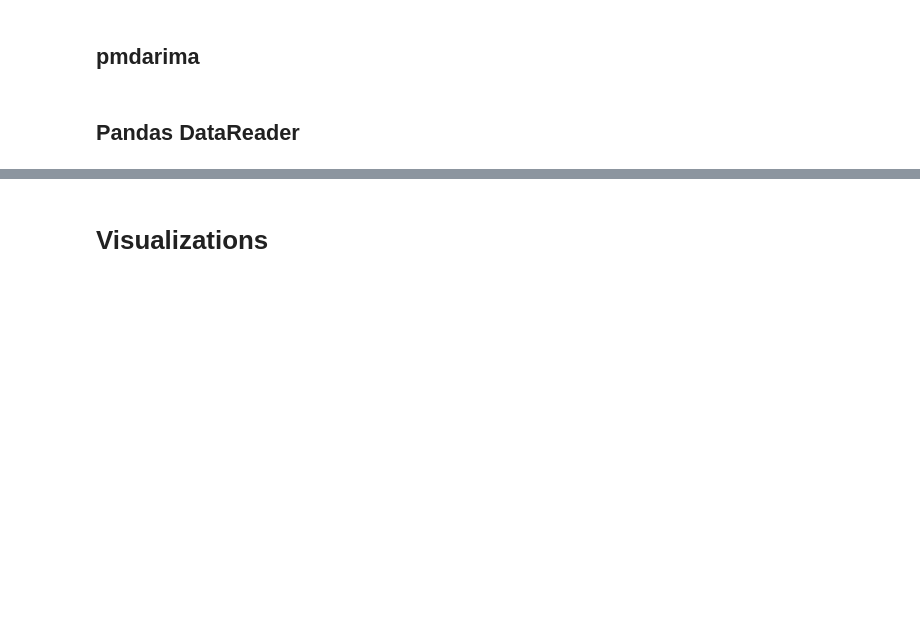
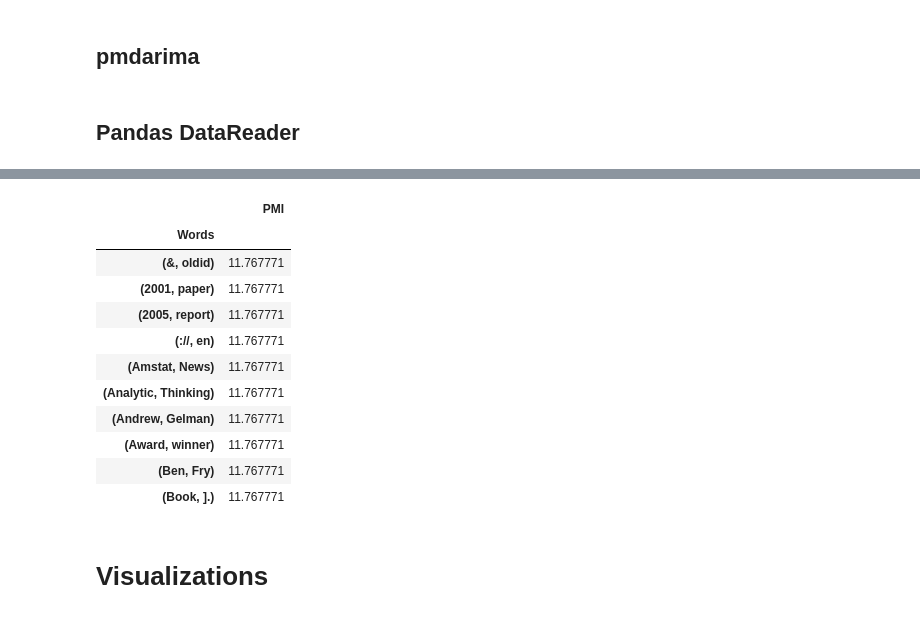
Before and after one commit to coding-dojo-data-science/dojo-env-setup, a Jupyter notebook: EnvironmentTester-windows.ipynb, the cells around one changed output, grey strips where cells are left out. Saved outputs shown, nothing was run; the diff lists cells and outputs as text; code cells hidden in the pictures; blank space fills up the shorter version.

```diff
--- a/EnvironmentTester-windows.ipynb
+++ b/EnvironmentTester-windows.ipynb
@@ -461,0 +514,11 @@ except:
+# %%
+## BIGRAMS
+import nltk
+import string
+
+stopwords_list = list(string.punctuation) +list('0123456789') + list(STOPWORDS)
+
+tokens = nltk.wordpunct_tokenize(doc)
+stopped_tokens = [t.lower() for t in tokens if  t.lower() not in stopwords_list]
+freq = nltk.FreqDist(stopped_tokens)
+freq.most_common(10)
@@ -462,3 +536,27 @@ except:
+# %%
+# To find bigrams, need a Measures and a Finder
+bigram_measures = nltk.collocations.BigramAssocMeasures()
+bigram_finder = nltk.BigramCollocationFinder.from_words(tokens)#, window_size=3)
+
+# Use the bigram_measures the score the finder
+tokens_scored = bigram_finder.score_ngrams(bigram_measures.pmi)#bigram_measures.pmi)
+df_bigrams_pmi =  pd.DataFrame(tokens_scored,
+                               columns=['Words','PMI'])
+df_bigrams_pmi = df_bigrams_pmi.set_index('Words')
+df_bigrams_pmi.head(10)
+# %% [output]
+|  | PMI |
+| Words |  |
+| (&, oldid) | 11.767771 |
+| (2001, paper) | 11.767771 |
+| (2005, report) | 11.767771 |
+| (://, en) | 11.767771 |
+| (Amstat, News) | 11.767771 |
+| (Analytic, Thinking) | 11.767771 |
+| (Andrew, Gelman) | 11.767771 |
+| (Award, winner) | 11.767771 |
+| (Ben, Fry) | 11.767771 |
+| (Book, ].) | 11.767771 |
 # %% [markdown]
 # Visualizations
 # %% [markdown]
```
Also changed, not shown: parts of 27 cells of this notebook, 7 other files.
